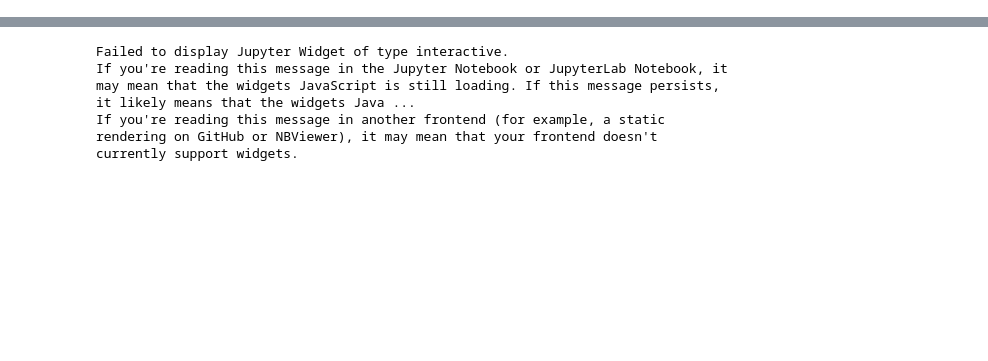
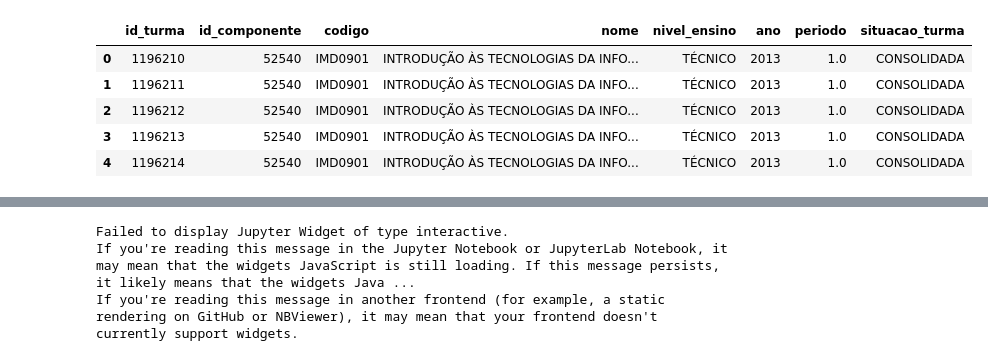
Before and after one commit to Andrelourencogit/Projeto-1-Probabilidade, a Jupyter notebook: projeto02.ipynb, the cells around one changed output, grey strips where cells are left out. Saved outputs shown, nothing was run; the diff lists cells and outputs as text; code cells hidden in the pictures; blank space fills up the shorter version.

```diff
--- a/projeto02.ipynb
+++ b/projeto02.ipynb
@@ -102,0 +25,5 @@ av_imd_nomesprof.head()
+# %%
+# filtrar apenas disciplinas com código "CONSOLIDADA"
+df_turmas_consolidadas = df_turmas[df_turmas.situacao_turma == 'CONSOLIDADA']
+df_turmas_consolidadas.dropna(inplace=True)
+df_turmas_consolidadas.head()
@@ -102,0 +41,4 @@ av_imd_nomesprof.head()
+# %%
+#muda o nome da coluna do componente e muda o tipo para int64 - para fazer o merge com as disciplinas
+df_turmas_consolidadas.rename(columns={'id_componente_curricular': 'id_componente'}, inplace=True)
+df_turmas_consolidadas.id_componente = df_turmas_consolidadas.id_componente.astype(np.int64)
@@ -102,0 +86,13 @@ av_imd_nomesprof.head()
+# %%
+#merge entre turmas e disciplinas
+colunas = ["id_turma","id_componente","codigo","nome","nivel_ensino","ano","periodo","situacao_turma"]
+turmas_disciplinas = pd.merge(df_turmas_consolidadas, disciplinas_imd , on='id_componente')[colunas]
+turmas_disciplinas = turmas_disciplinas[~turmas_disciplinas.id_turma.duplicated()]
+turmas_disciplinas.head()
+# %% [output]
+|  | id_turma | id_componente | codigo | nome | nivel_ensino | ano | periodo | situacao_turma |
+| 0 | 1196210 | 52540 | IMD0901 | INTRODUÇÃO ÀS TECNOLOGIAS DA INFO... | TÉCNICO | 2013 | 1.0 | CONSOLIDADA |
+| 1 | 1196211 | 52540 | IMD0901 | INTRODUÇÃO ÀS TECNOLOGIAS DA INFO... | TÉCNICO | 2013 | 1.0 | CONSOLIDADA |
+| 2 | 1196212 | 52540 | IMD0901 | INTRODUÇÃO ÀS TECNOLOGIAS DA INFO... | TÉCNICO | 2013 | 1.0 | CONSOLIDADA |
+| 3 | 1196213 | 52540 | IMD0901 | INTRODUÇÃO ÀS TECNOLOGIAS DA INFO... | TÉCNICO | 2013 | 1.0 | CONSOLIDADA |
+| 4 | 1196214 | 52540 | IMD0901 | INTRODUÇÃO ÀS TECNOLOGIAS DA INFO... | TÉCNICO | 2013 | 1.0 | CONSOLIDADA |
```
Also changed, not shown: parts of 21 cells of this notebook, 12 other files.
